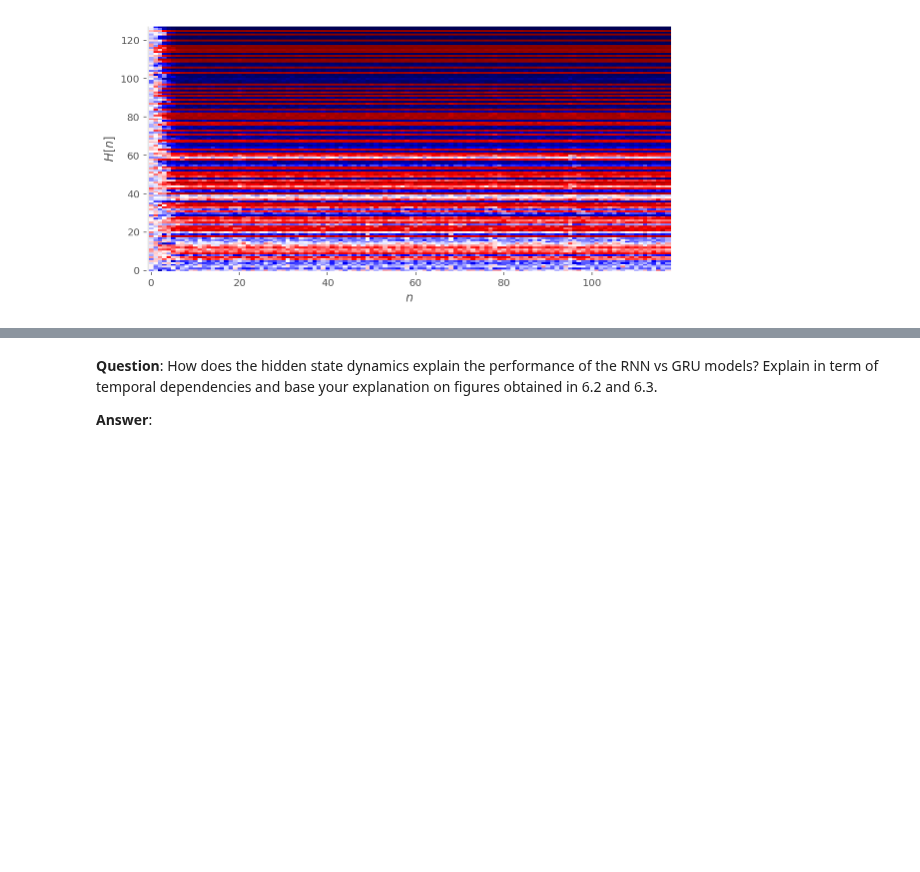
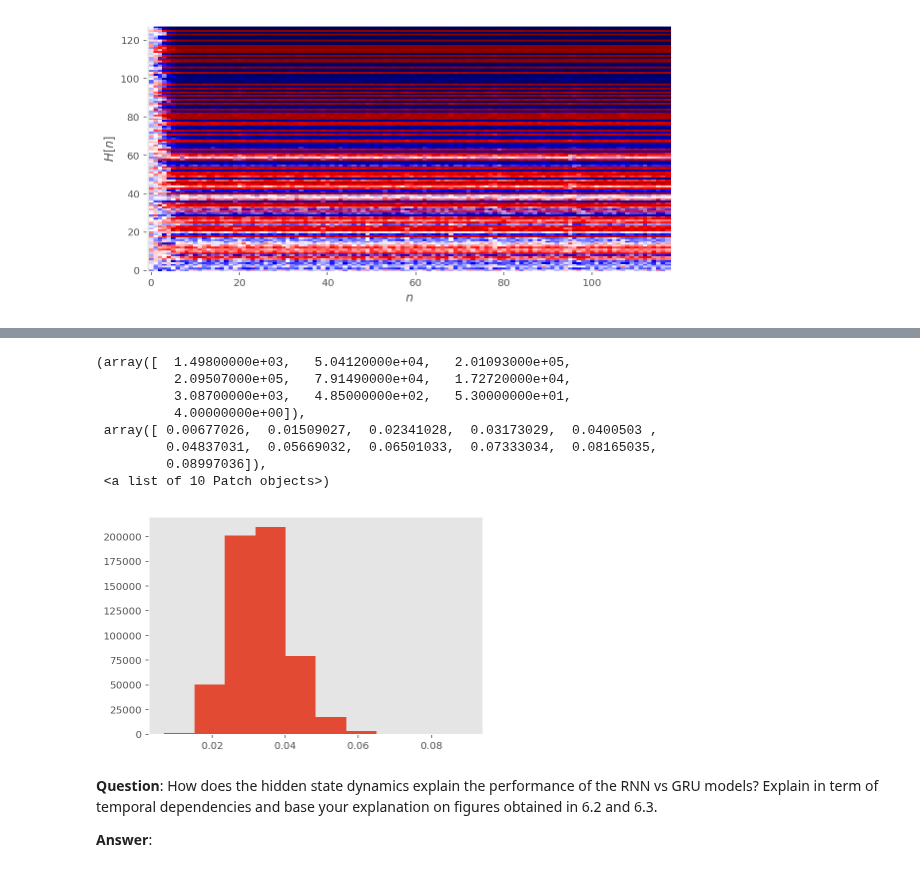
Before and after one commit to lguillain/Artificial-Neural-Networks, a Jupyter notebook: miniproject2/miniproject2_Leonore.ipynb, the cells around one changed output, grey strips where cells are left out. Drawn from its saved outputs; the diff is of its cells as text; code cells hidden in the pictures; blank space fills up the shorter version.

```diff
--- a/miniproject2/miniproject2_Leonore.ipynb
+++ b/miniproject2/miniproject2_Leonore.ipynb
@@ -866,3 +870,15 @@ plt.show()
+# %%
+plt.hist(np.array(avg).flatten())
+# %% [output]
+(array([  1.49800000e+03,   5.04120000e+04,   2.01093000e+05,
+          2.09507000e+05,   7.91490000e+04,   1.72720000e+04,
+          3.08700000e+03,   4.85000000e+02,   5.30000000e+01,
+          4.00000000e+00]),
+ array([ 0.00677026,  0.01509027,  0.02341028,  0.03173029,  0.0400503 ,
+         0.04837031,  0.05669032,  0.06501033,  0.07333034,  0.08165035,
+         0.08997036]),
+ <a list of 10 Patch objects>)
+[figure, added]
 # %% [markdown]
 **Question**: How does the hidden state dynamics explain the performance of the RNN vs GRU models? Explain in term of temporal dependencies and base your explanation on figures obtained in 6.2 and 6.3.
 
```
Also changed, not shown: parts of 14 cells of this notebook.
